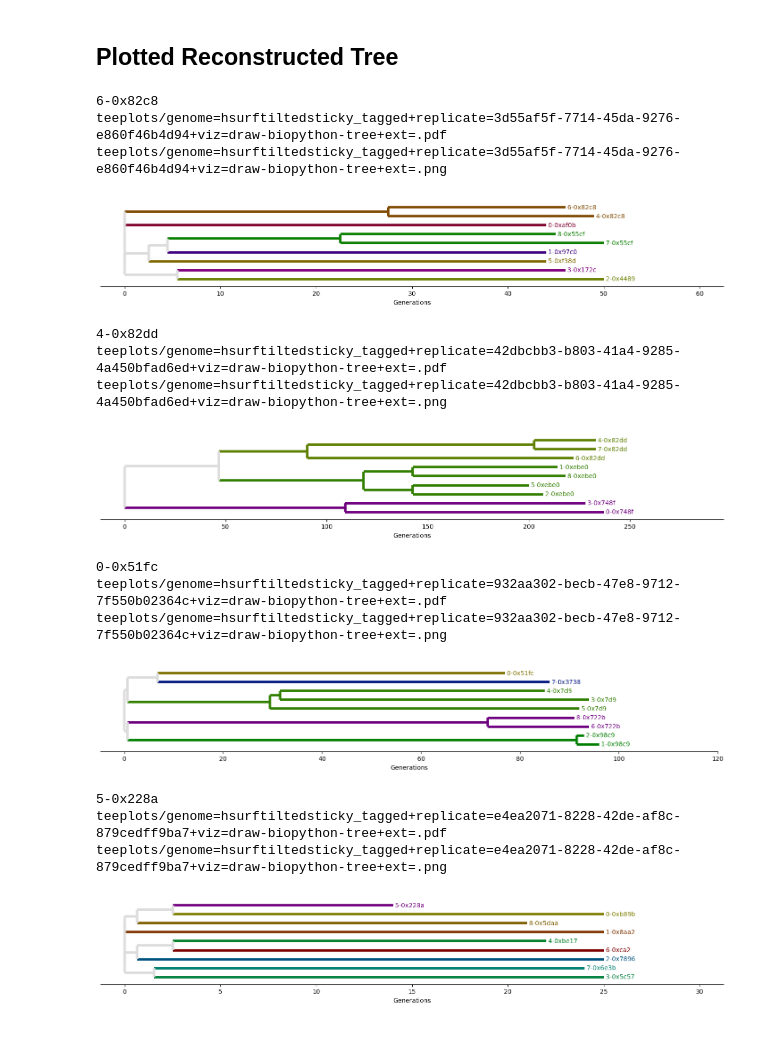
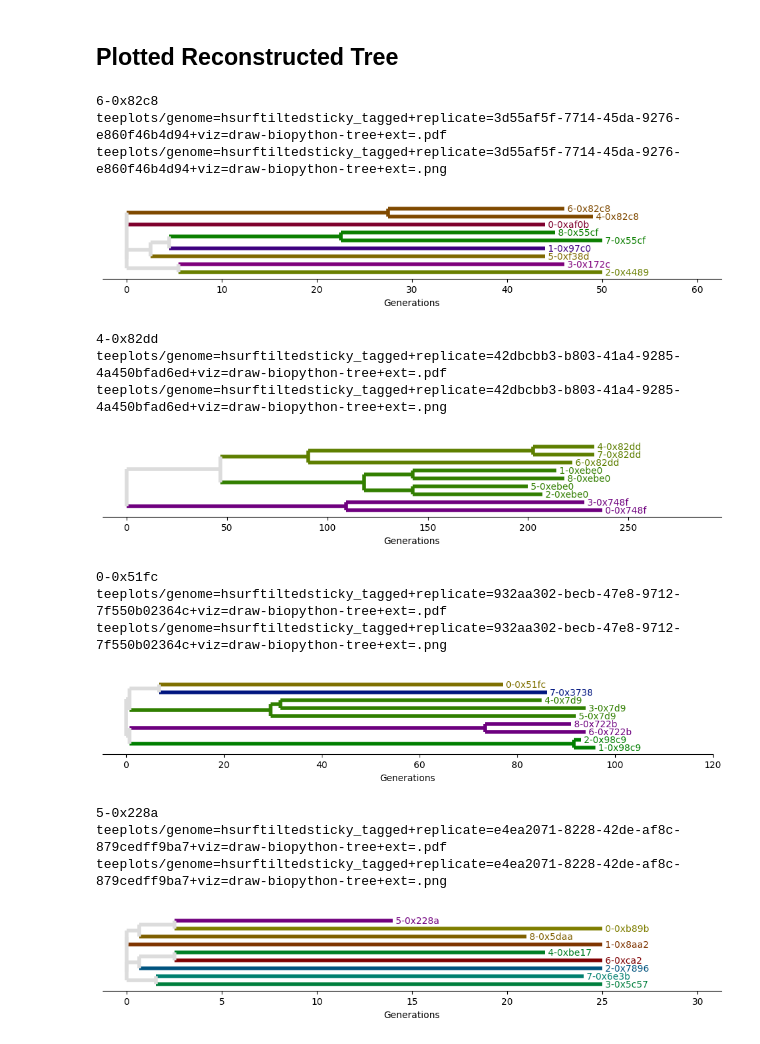
Before and after one commit to mmore500/wse-sketches, a Jupyter notebook: binder/genome_hsurftiltedsticky_tagged.ipynb, the cells around one changed output. Saved outputs shown, nothing was run; the diff lists cells and outputs as text; code cells hidden in the pictures.

```diff
--- a/binder/genome_hsurftiltedsticky_tagged.ipynb
+++ b/binder/genome_hsurftiltedsticky_tagged.ipynb
@@ -322,40 +322,40 @@ def color_biopython_tree(tree: BioPhylo.BaseTree) -> None:
 # %%
 for names, group in df.groupby("replicate"):
     tree_df = hstrat.build_tree(
         group["hstrat_columns"].values,
         hstrat.__version__,
         taxon_labels=group["taxon name"].values,
         force_common_ancestry=True,
     )
     tree_df["name"] = tree_df["taxon_label"]
 
     biopy_tree = apc.RosettaTree(tree_df).as_biopython
     print(biopy_tree.get_terminals()[0].name)
     color_biopython_tree(biopy_tree.root)
 
     tp.tee(
         draw_biopython_tree,
         biopy_tree,
-        fig_size=(18, 2.5),
+        fig_size=(12, 1.5),
         teeplot_outattrs={
             "genome": "hsurftiltedsticky_tagged",
             "replicate": group["replicate"].values[0],
         },
     )
 # %% [output]
 6-0x82c8
 teeplots/genome=hsurftiltedsticky_tagged+replicate=3d55af5f-7714-45da-9276-e860f46b4d94+viz=draw-biopython-tree+ext=.pdf
 teeplots/genome=hsurftiltedsticky_tagged+replicate=3d55af5f-7714-45da-9276-e860f46b4d94+viz=draw-biopython-tree+ext=.png
-[figure, old version]
+[figure, new version]
 4-0x82dd
 teeplots/genome=hsurftiltedsticky_tagged+replicate=42dbcbb3-b803-41a4-9285-4a450bfad6ed+viz=draw-biopython-tree+ext=.pdf
 teeplots/genome=hsurftiltedsticky_tagged+replicate=42dbcbb3-b803-41a4-9285-4a450bfad6ed+viz=draw-biopython-tree+ext=.png
-[figure, old version]
+[figure, new version]
 0-0x51fc
 teeplots/genome=hsurftiltedsticky_tagged+replicate=932aa302-becb-47e8-9712-7f550b02364c+viz=draw-biopython-tree+ext=.pdf
 teeplots/genome=hsurftiltedsticky_tagged+replicate=932aa302-becb-47e8-9712-7f550b02364c+viz=draw-biopython-tree+ext=.png
-[figure, old version]
+[figure, new version]
 5-0x228a
 teeplots/genome=hsurftiltedsticky_tagged+replicate=e4ea2071-8228-42de-af8c-879cedff9ba7+viz=draw-biopython-tree+ext=.pdf
 teeplots/genome=hsurftiltedsticky_tagged+replicate=e4ea2071-8228-42de-af8c-879cedff9ba7+viz=draw-biopython-tree+ext=.png
-[figure, old version]
+[figure, new version]
```
Also changed, not shown: parts of 1 cell of this notebook, 15 other files.
